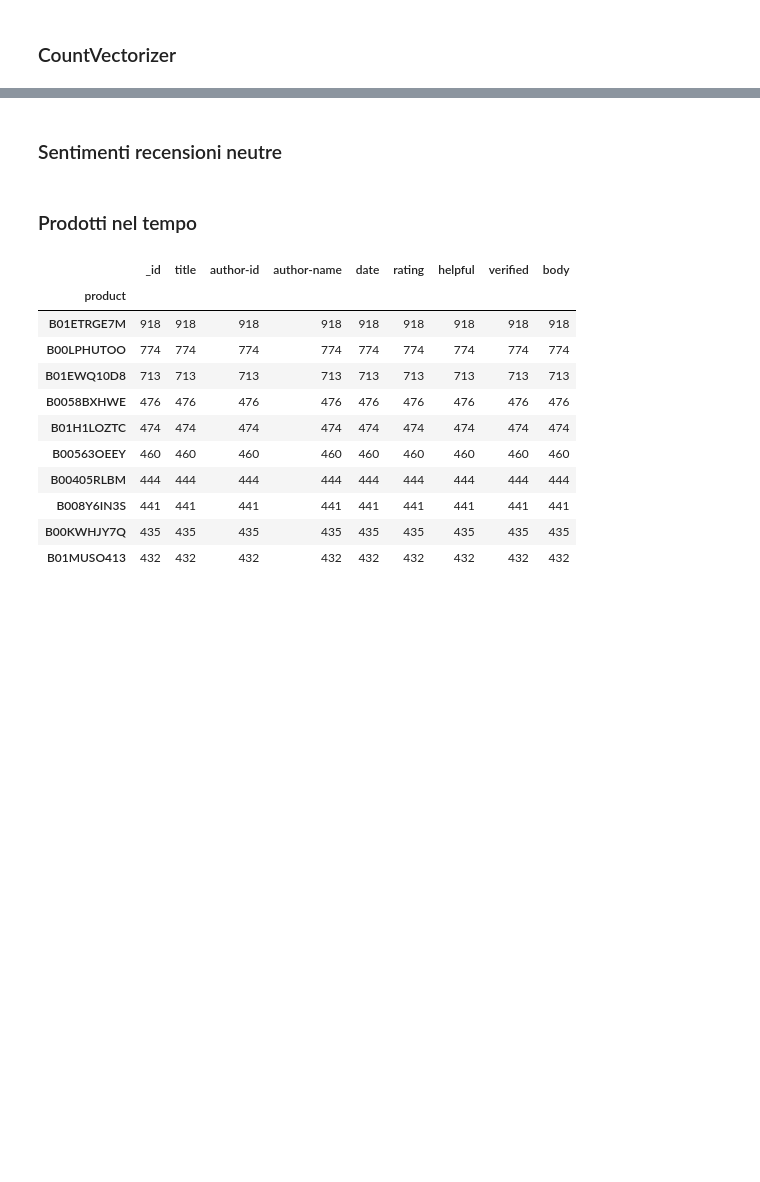
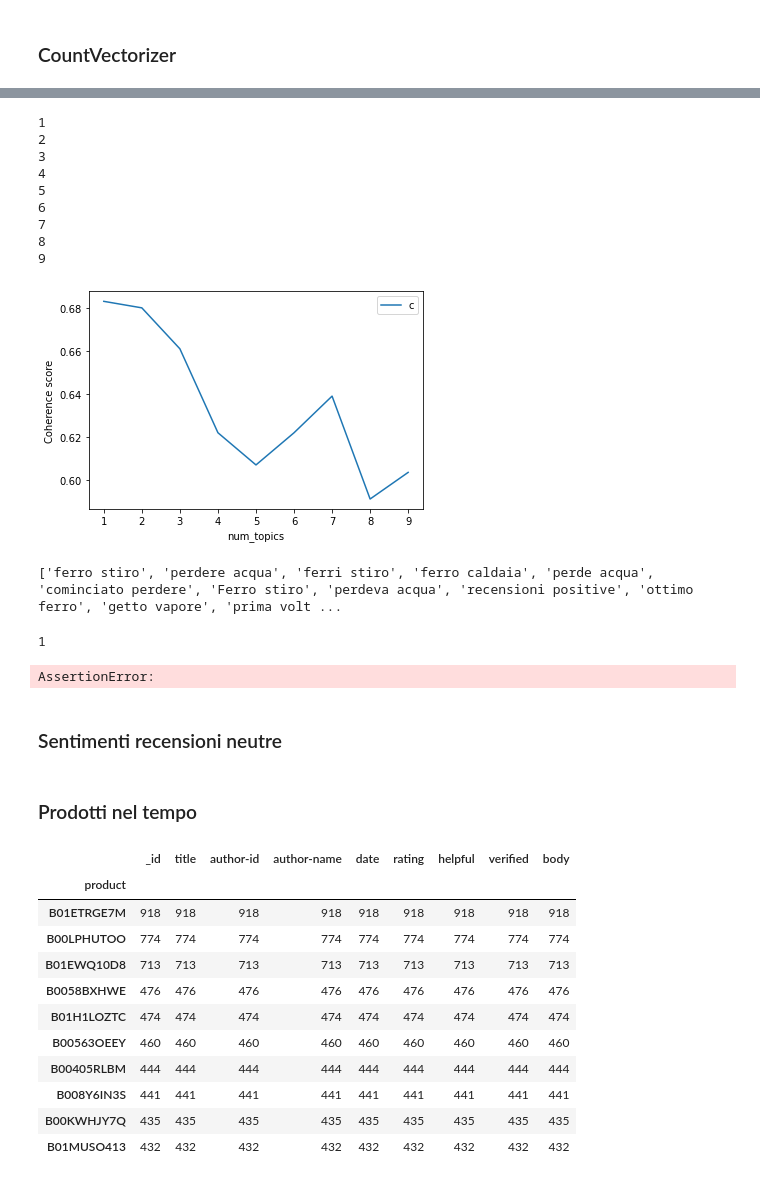
Before and after one commit to rpo19/DataAnalyticsProject, a Jupyter notebook: src/ML.ipynb, the cells around one changed output, grey strips where cells are left out. Saved outputs shown, nothing was run; the diff lists cells and outputs as text; code cells hidden in the pictures; blank space fills up the shorter version.

```diff
--- a/src/ML.ipynb
+++ b/src/ML.ipynb
@@ -306,0 +538,6 @@ model.predict(bow.transform([clean_sentence(sentence)]))
+# %%
+x = ldamodel.show_topics(num_topics=ntopics, num_words=15, formatted=False)
+topics_words = [[wd[0] for wd in tp[1]] for tp in x]
+# %%
+for sentence in topics_words:
+    print(" ".join(sentence))
@@ -306,0 +577,8 @@ model.predict(bow.transform([clean_sentence(sentence)]))
+# %%
+text_data = []
+for sentence in new_dataReviews_prodotto['cleaned']:
+    bigram = list(nltk.bigrams(sentence))
+    tokens = []
+    for i in bigram:
+        tokens.append((''.join([w + ' ' for w in i])).strip())
+    text_data.append(tokens)
@@ -306,0 +605,17 @@ model.predict(bow.transform([clean_sentence(sentence)]))
+# %%
+texts=text_data
+dictionary = corpora.Dictionary(texts)
+corpus = [dictionary.doc2bow(text) for text in texts]
+# %%
+num_topics = optimal_topics(dictionary=dictionary, corpus=corpus, texts=texts, max_topic=10)
+# %% [output]
+1
+2
+3
+4
+5
+6
+7
+8
+9
+[figure, added]
@@ -307,3 +625,21 @@ model.predict(bow.transform([clean_sentence(sentence)]))
+# %%
+topics = ldamodel.print_topics()
+x = ldamodel.show_topics(num_topics=ntopics, num_words=15, formatted=False)
+topics_words = [[wd[0] for wd in tp[1]] for tp in x]
+for sentence in topics_words:
+    print(sentence)
+# %% [output]
+['ferro stiro', 'perdere acqua', 'ferri stiro', 'ferro caldaia', 'perde acqua', 'cominciato perdere', 'Ferro stiro', 'perdeva acqua', 'recensioni positive', 'ottimo ferro', 'getto vapore', 'prima volt ...
+# %%
+ntopics
+# %% [output]
+1
+# %%
+pyLDAvis.enable_notebook()
+LDAvis_prepared = pyLDAvis.gensim.prepare(ldamodel, corpus, dictionary)
+LDAvis_prepared
+# %% [output]
+AssertionError:
 # %% [markdown]
 ### Sentimenti recensioni neutre
 # %%
```
Also changed, not shown: parts of 44 cells of this notebook, 1 other file.
